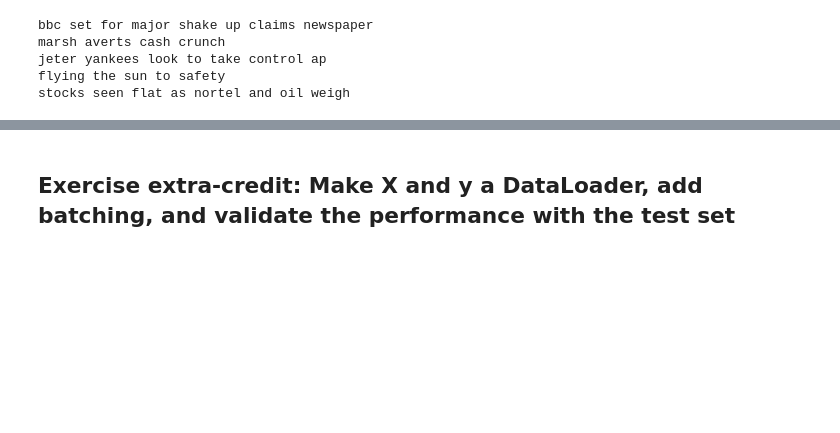
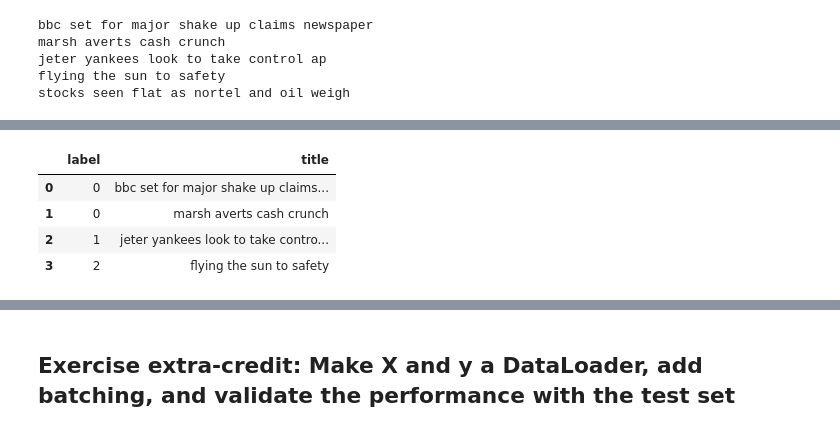
Before and after one commit to hsbidkar/genai_hsb, a Jupyter notebook: Foundations_Gen_AI_Solutions/Solutions/5_NewsClassification_MLP.ipynb, the cells around one changed output, grey strips where cells are left out. Cells and saved outputs as stored; diff of their text form; code cells hidden in the pictures; blank space fills up the shorter version.

```diff
--- a/Foundations_Gen_AI_Solutions/Solutions/5_NewsClassification_MLP.ipynb
+++ b/Foundations_Gen_AI_Solutions/Solutions/5_NewsClassification_MLP.ipynb
@@ -212,3 +175,11 @@ maximum
+# %%
+news_preprocessed[:4]
+# %% [output]
+|  | label | title |
+| 0 | 0 | bbc set for major shake up claims... |
+| 1 | 0 | marsh averts cash crunch |
+| 2 | 1 | jeter yankees look to take contro... |
+| 3 | 2 | flying the sun to safety |
 # %%
 X = np.zeros((len(news_preprocessed), maximum))   # Here we do what we said above
 # Iterate through the news df and for every word, if it exists in the word2vec model, put into X for that review and that word the index of the embedding (check index_to_key)
```
Also changed, not shown: parts of 14 cells of this notebook.
